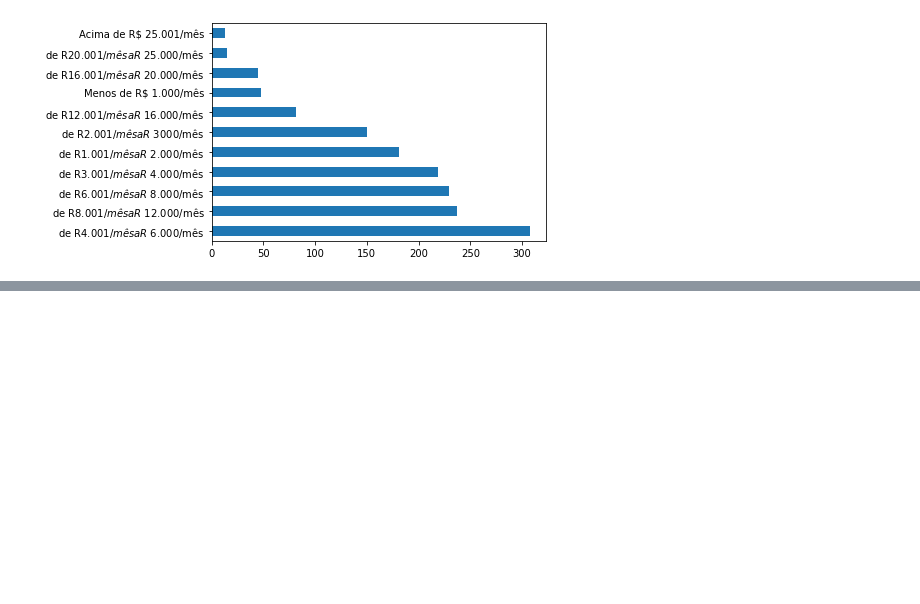
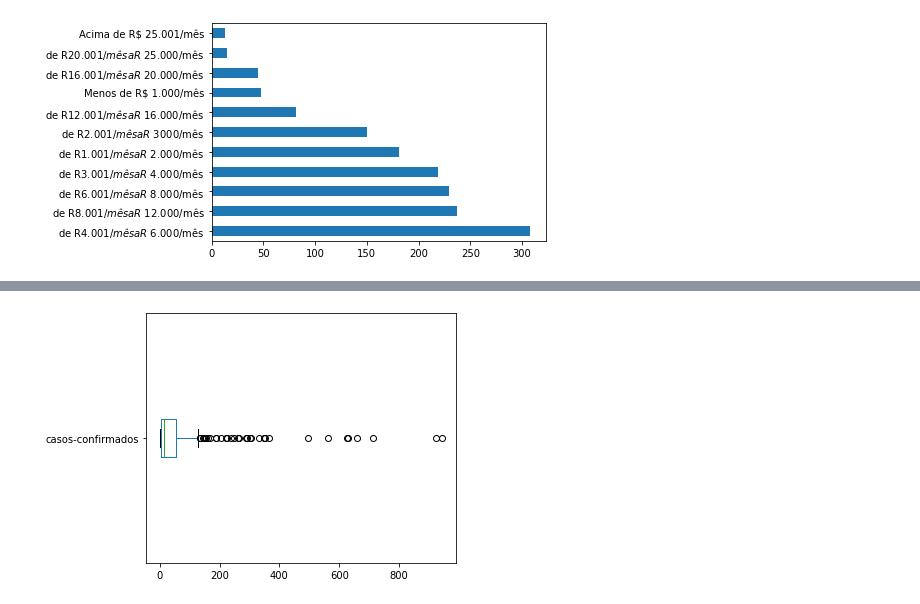
Before and after one commit to marcosilvaa/dados_estudos, a Jupyter notebook: Visualização_Gráfica.ipynb, the cells around one changed output, grey strips where cells are left out. Saved outputs shown, nothing was run; the diff lists cells and outputs as text; code cells hidden in the pictures; blank space fills up the shorter version.

```diff
--- a/Visualização_Gráfica.ipynb
+++ b/Visualização_Gráfica.ipynb
@@ -268,0 +321,13 @@ df_pesquisa.salary_range.value_counts().plot(kind='barh')
+# %%
+# plotando boxplot para `casos-confirmados` utilizando o corte arbitrário
+fig, ax = plt.subplots()
+
+# selecionando valores menores que Mil
+df_dengue.loc[df_dengue['casos-confirmados'] < 1000].boxplot(['casos-confirmados'],
+                                                             vert=False,
+                                                             grid=False,
+                                                             ax=ax)
+
+plt.tight_layout()
+# %% [output]
+[figure, added]
```
Also changed, not shown: parts of 18 cells of this notebook.
